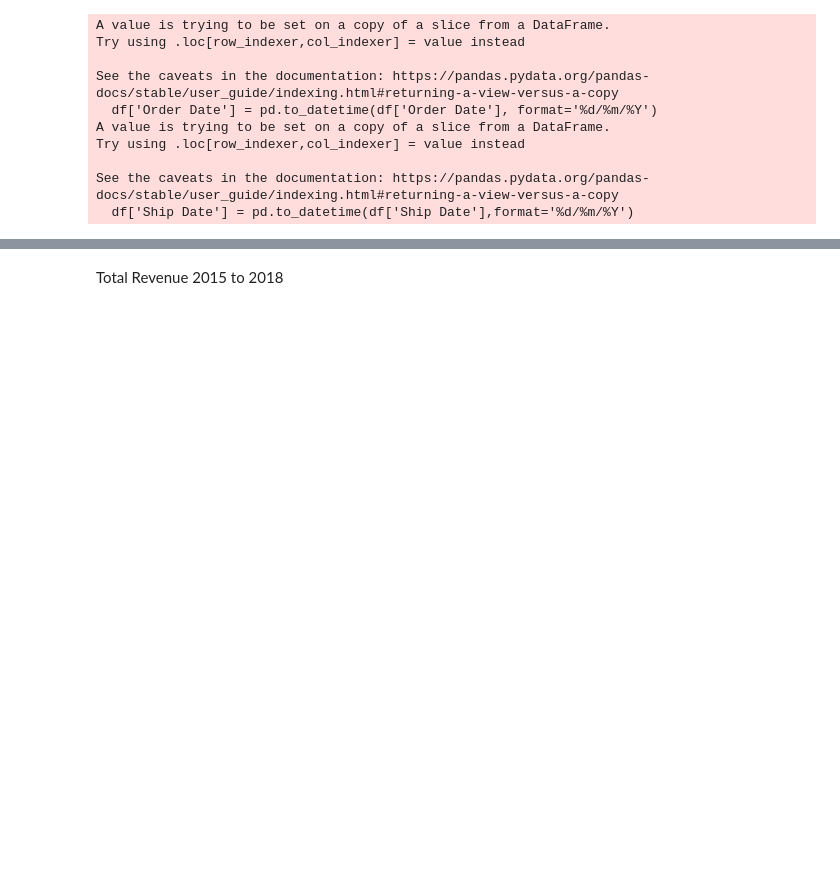
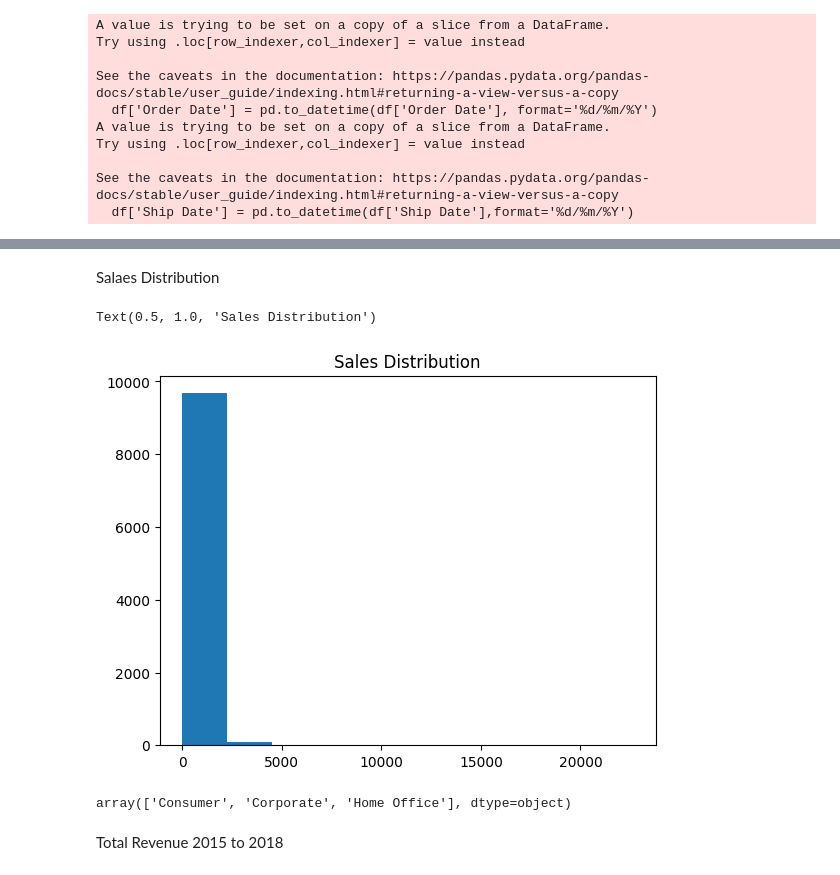
Before and after one commit to Yogesh123-tech/Retail-sales-data-analysis, a Jupyter notebook: Sales_Analysis.ipynb, the cells around one changed output, grey strips where cells are left out. Cells and saved outputs as stored; diff of their text form; code cells hidden in the pictures; blank space fills up the shorter version.

```diff
--- a/Sales_Analysis.ipynb
+++ b/Sales_Analysis.ipynb
@@ -132,0 +108,8 @@ df.head()
+# %% [markdown]
+Salaes Distribution
+# %%
+plt.hist(df['Sales'])
+plt.title('Sales Distribution')
+# %% [output]
+Text(0.5, 1.0, 'Sales Distribution')
+[figure, added]
@@ -132,0 +119,5 @@ df.head()
+# %%
+df['Customer Name'].unique()
+df['Segment'].unique()
+# %% [output]
+array(['Consumer', 'Corporate', 'Home Office'], dtype=object)
```
Also changed, not shown: parts of 5 cells of this notebook.
